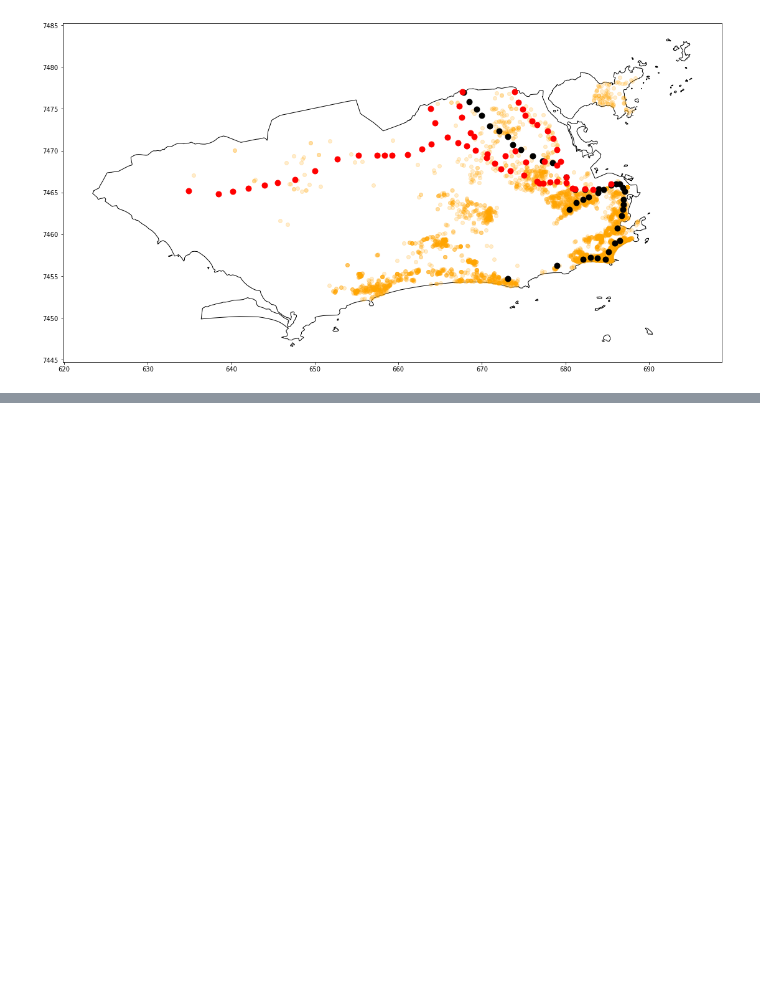
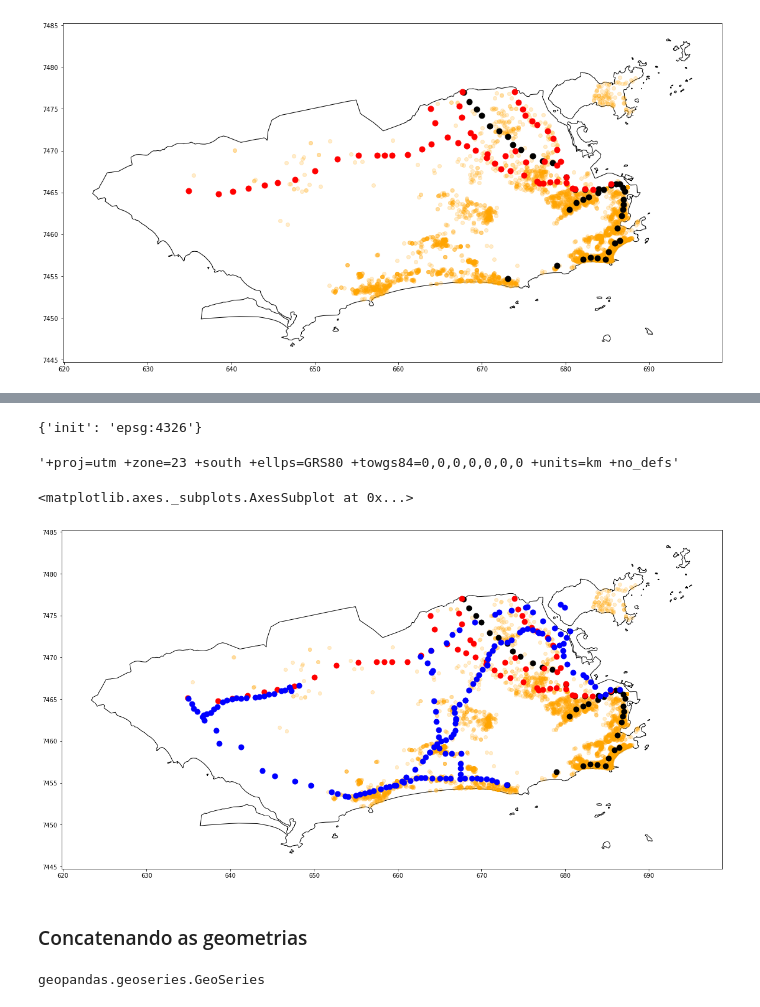
Before and after one commit to jeanhrsouza/learning-geopandas, a Jupyter notebook: 04.Obtendo Distâncias/02.Agregando Outros Tipos de Transporte.ipynb, the cells around one changed output, grey strips where cells are left out. Saved outputs shown, nothing was run; the diff lists cells and outputs as text; code cells hidden in the pictures; blank space fills up the shorter version.

```diff
--- a/04.Obtendo Distâncias/02.Agregando Outros Tipos de Transporte.ipynb
+++ b/04.Obtendo Distâncias/02.Agregando Outros Tipos de Transporte.ipynb
@@ -136,0 +141,2 @@ trem.plot(ax = base, color = 'red', markersize = 80)
+# %%
+brt = gpd.read_file('../01.Dados/Transporte/BRT/Estações_BRT.geojson')
@@ -136,0 +159,21 @@ trem.plot(ax = base, color = 'red', markersize = 80)
+# %%
+brt.crs
+# %% [output]
+{'init': 'epsg:4326'}
+# %%
+brt = brt.to_crs('+proj=utm +zone=23 +south +ellps=GRS80 +towgs84=0,0,0,0,0,0,0 +units=km +no_defs')
+# %%
+brt.crs
+# %% [output]
+'+proj=utm +zone=23 +south +ellps=GRS80 +towgs84=0,0,0,0,0,0,0 +units=km +no_defs'
+# %%
+base = rj.plot(color = 'white', edgecolor = 'black', figsize = (20, 12))
+geo_dados.plot(ax = base, color = 'orange', alpha = 0.2)
+metro.plot(ax = base, color = 'black', markersize = 80)
+trem.plot(ax = base, color = 'red', markersize = 80)
+brt.plot(ax = base, color = 'blue', markersize = 80)
+# %% [output]
+<matplotlib.axes._subplots.AxesSubplot at 0x...>
+[figure, added]
+# %% [markdown]
+### Concatenando as geometrias
@@ -136,0 +182,4 @@ trem.plot(ax = base, color = 'red', markersize = 80)
+# %%
+type(transporte)
+# %% [output]
+geopandas.geoseries.GeoSeries
```
Also changed, not shown: parts of 9 cells of this notebook, 5 other files.
